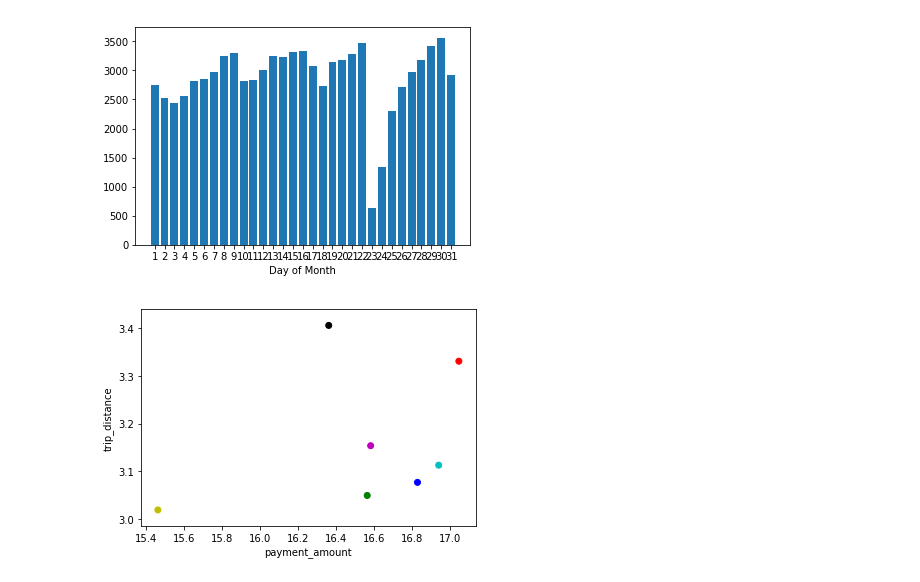
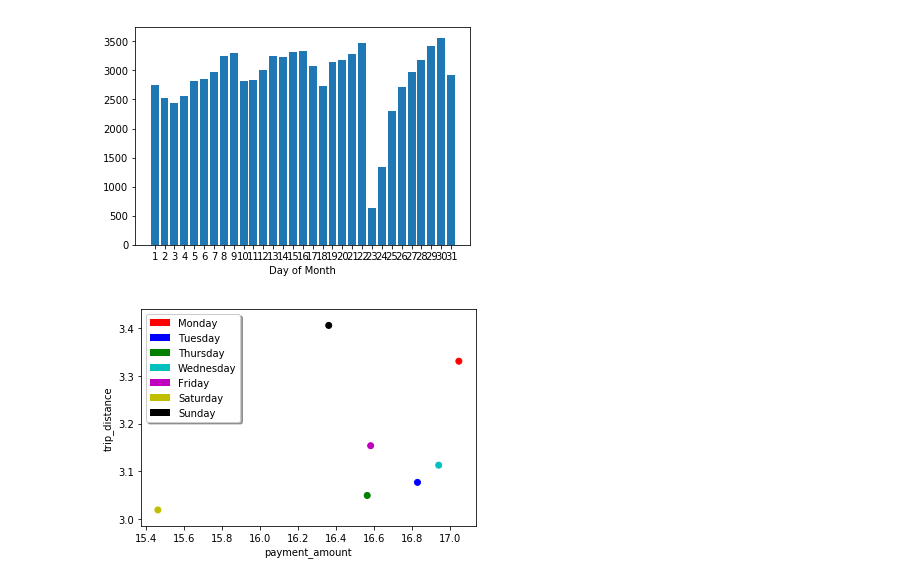
Before and after one commit to isubasinghe/COMP20008-ass1, a Jupyter notebook: notebook-for-answers.ipynb, the cells around one changed output. Cells and saved outputs as stored; diff of their text form; code cells hidden in the pictures.

```diff
--- a/notebook-for-answers.ipynb
+++ b/notebook-for-answers.ipynb
@@ -121,20 +112,25 @@ plt.show()
 # %%
 # Answer to question 7
 jan['dayofweek'] = jan['pickup_datetime'].apply(lambda x: x.weekday())
 # monday, tuesday ... sunday
+dmap = ['Monday', 'Tuesday', 'Thursday', 'Wednesday', 'Friday', 'Saturday', 'Sunday']
 cmap = ['r', 'b', 'g', 'c', 'm', 'y', 'k']
 x= []
 y = []
 for i in range(0, 7):
     curr_week = jan[jan['dayofweek']==i]
     y.append(curr_week['trip_distance'].mean())
     x.append(curr_week['payment_amount'].mean())
 plt.scatter(x, y, c=cmap)
 plt.xlabel('payment_amount')
 plt.ylabel('trip_distance')
+recs = []
+for i in range(0,len(cmap)):
+    recs.append(mpatches.Rectangle((0,0),1,1,fc=cmap[i]))
+plt.legend(recs,dmap,loc='upper left', shadow=True, fancybox=True)
 plt.show()
 # %% [output]
-[figure, old version]
+[figure, new version]
 # %%
 # Answer to question 8
 def norm(df):
```
Also changed, not shown: parts of 10 cells of this notebook, 1 other file.
